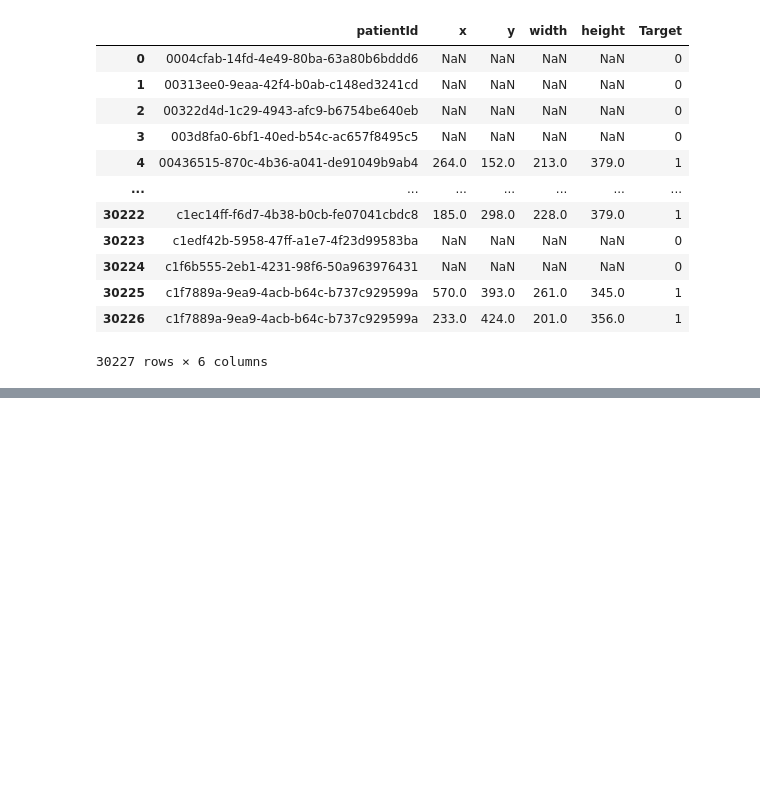
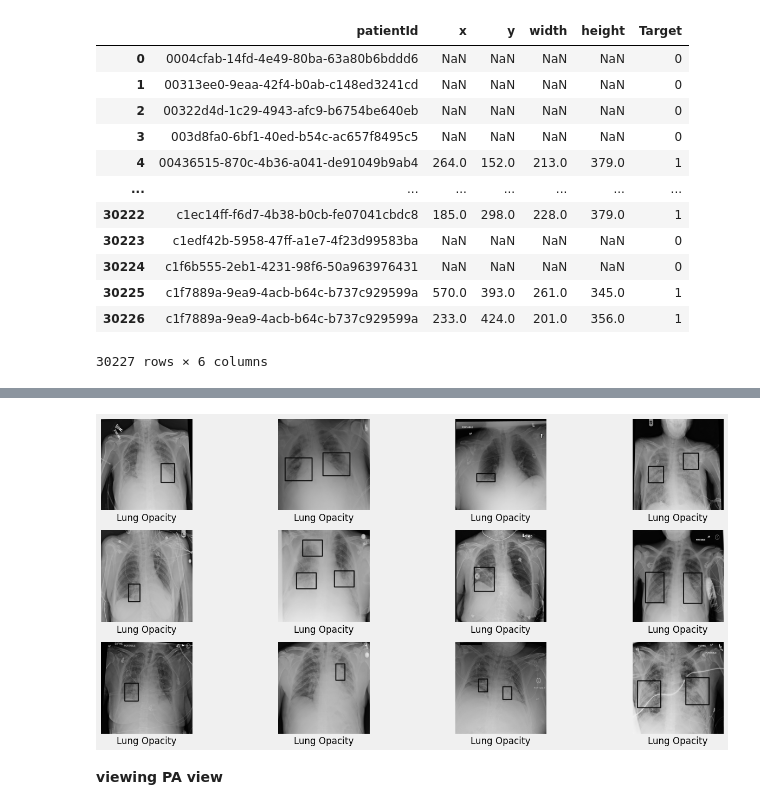
Before and after one commit to RohanKittu/Pneumonia-Detection_tensorflow, a Jupyter notebook: Pneumonia_detection.ipynb, the cells around one changed output, grey strips where cells are left out. Drawn from its saved outputs; the diff is of its cells as text; code cells hidden in the pictures; blank space fills up the shorter version.

```diff
--- a/Pneumonia_detection.ipynb
+++ b/Pneumonia_detection.ipynb
@@ -120,0 +233,9 @@ sample_sub
+# %%
+train_folder_name:str = 'stage_2_train_images'
+test_folder_name:str = 'stage_2_test_images'
+train_folder_path:str = os.path.join('Capstone_CV_Project',
+                                     'raw_data',
+                                     train_folder_name)
+test_folder_path:str = os.path.join('Capstone_CV_Project',
+                                    'raw_data',
+                                    test_folder_name)
@@ -120,0 +618,3 @@ sample_sub
+# %%
+filtered_ap_data:pd.DataFrame = coordinates_info.loc[(coordinates_info.View_position == 'AP') & (coordinates_info.Encoded_class == 1)]
+filtered_ap_data.head(2)
@@ -120,0 +625,34 @@ sample_sub
+# %%
+no_images:int = 12
+rows_to_display:list = random.sample(list(filtered_ap_data.index), no_images)
+random.seed(13)
+plt.figure(figsize=(20,10))
+num:int = 0
+for index_number in rows_to_display:
+  num+=1
+  plt.subplot(3,4,num)
+  plt.xticks([])
+  plt.yticks([])
+  plt.grid(False)
+  path_image:str = os.path.join(train_folder_path,
+                                filtered_ap_data.loc[index_number].Patient_ids+'.dcm')
+  dicom_obj:pydicom.dataset.FileDataset = pydicom.read_file(path_image)
+  pixel_values:np.array = dicom_obj.pixel_array
+  if type(filtered_ap_data.loc[index_number].coordinates[0]) == list:
+    for coordinate in filtered_ap_data.loc[index_number].coordinates:
+      cv2.rectangle(pixel_values, (int(coordinate[0]),
+                                   int(coordinate[1])),
+                     (int(coordinate[0])+int(coordinate[2]),
+                      int(coordinate[1])+int(coordinate[3])), (10, 255, 0), 10)
+  else:
+    coordinate:list = filtered_ap_data.loc[index_number].coordinates
+    cv2.rectangle(pixel_values, (int(coordinate[0]),
+                                 int(coordinate[1])),
+                   (int(coordinate[0])+int(coordinate[2]), int(coordinate[1])+int(coordinate[3])), (10, 255, 0), 10)
+  plt.imshow(cv2.cvtColor(pixel_values, cv2.COLOR_BGR2RGB),cmap="gray")
+  plt.xlabel(filtered_ap_data.loc[index_number].Class)
+plt.show()
+# %% [output]
+[figure, added]
+# %% [markdown]
+**viewing PA view**
```
Also changed, not shown: parts of 66 cells of this notebook.
